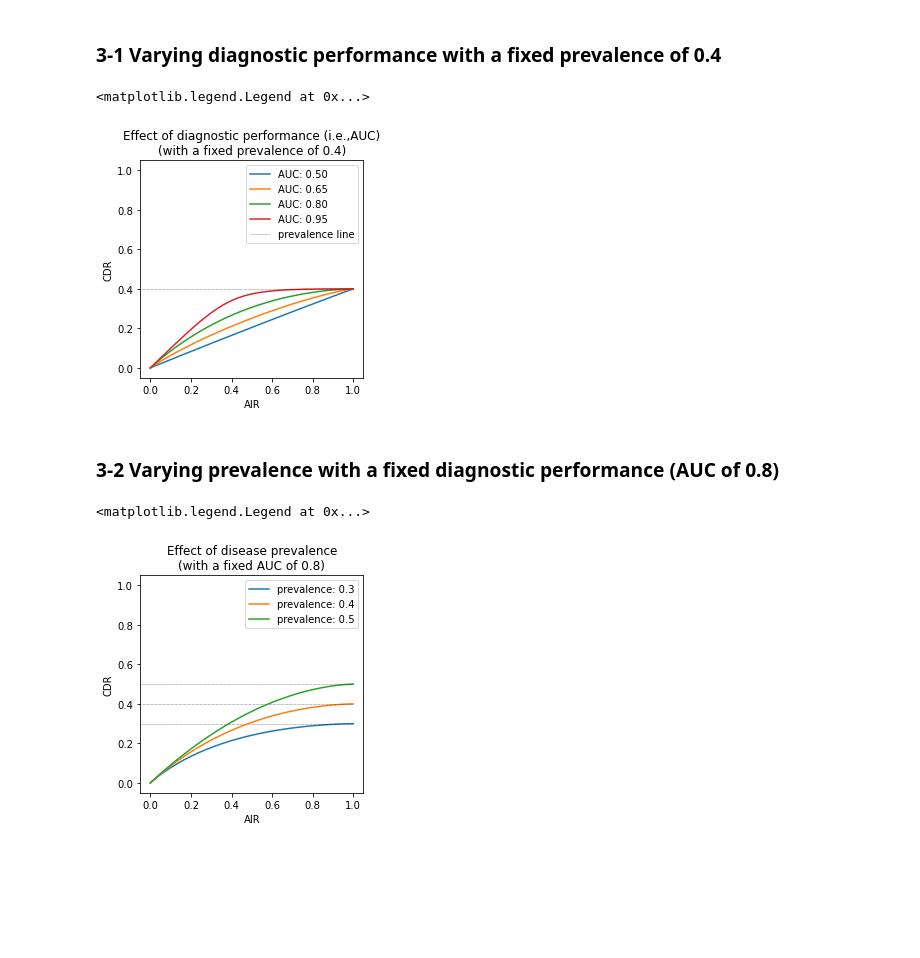
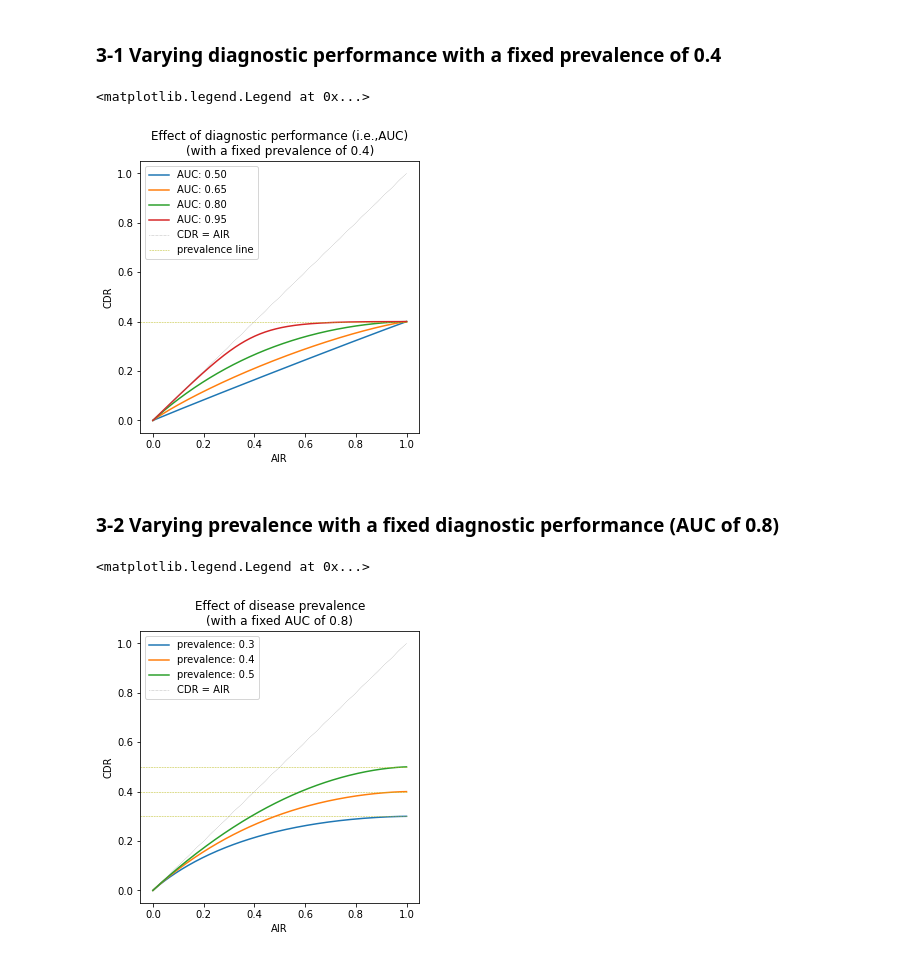
Before and after one commit to hnakai17/Performance_metrics_ProstateMRI, a Jupyter notebook: Simulation.ipynb, the cells around one changed output. Saved outputs shown, nothing was run; the diff lists cells and outputs as text; code cells hidden in the pictures; blank space fills up the shorter version.

```diff
--- a/Simulation.ipynb
+++ b/Simulation.ipynb
@@ -134,8 +134,8 @@ def create_plots(mean_dif, prev, ax=None, ax_row=None, plot=True, ret=False):
         ## 1. score distribution on disease group and control group
         dist_c = norm.pdf(score, loc = mean_score_c)*(1-prev)*100
         dist_d = norm.pdf(score, loc = mean_score_d)*prev*100
-        ax[ax_row, 0].plot(score, dist_c, label="Control")
-        ax[ax_row, 0].plot(score, dist_d, label="Disease")
+        ax[ax_row, 0].plot(score, dist_c, label="Control", lw=2)
+        ax[ax_row, 0].plot(score, dist_d, label="Disease", lw=2)
         ax[ax_row, 0].set_title(f"Patient distribution on exam score (prevalence:{prev})")
         ax[ax_row, 0].set_xlabel("Exam score (SD)")
         ax[ax_row, 0].set_ylabel("Percentage in the population (%)")
@@ -147,8 +147,8 @@ def create_plots(mean_dif, prev, ax=None, ax_row=None, plot=True, ret=False):
         ax[ax_row, 0].legend(loc = "upper right")
 
         ## 2. Sensitivity and specificity
-        ax[ax_row, 1].plot(score, spec, label="Specificity")
-        ax[ax_row, 1].plot(score, sens, label="Sensitivity")
+        ax[ax_row, 1].plot(score, spec, label="Specificity", lw=2)
+        ax[ax_row, 1].plot(score, sens, label="Sensitivity", lw=2)
         ax[ax_row, 1].set_title("Sensitivity and Specificity")
         ax[ax_row, 1].set_xlabel("Exam score (SD)")
         ax[ax_row, 1].set_ylabel("Metrics score")
@@ -156,23 +156,26 @@ def create_plots(mean_dif, prev, ax=None, ax_row=None, plot=True, ret=False):
         ax[ax_row, 1].legend(bbox_to_anchor=(1, 0.7), loc="center right")
 
         ## 3. ROC curve
-        ax[ax_row, 2].plot(1-spec, sens, label=f"AUC:{round(AUC, 2)}", c="green")
+        ax[ax_row, 2].plot(1-spec, sens, label=f"AUC:{round(AUC, 2)}", c="green", lw=2)
+        x = np.linspace(0,1,n_score)
+        ax[ax_row, 2].plot(x, x, label=f"Sens = 1- Spec", ls=':', lw=1,  c="#7f7f7f")
         ax[ax_row, 2].set_title("ROC curve")
         ax[ax_row, 2].set_xlabel("1 - Specificity")
         ax[ax_row, 2].set_ylabel("Sensitivity")
         ax[ax_row, 2].set_xlim((-0.05, 1.05))
         ax[ax_row, 2].set_ylim((-0.05, 1.05))
-        ax[ax_row, 2].legend(bbox_to_anchor=(1, 0.7),loc="center right")
+        ax[ax_row, 2].legend(bbox_to_anchor=(1, 0.1),loc="center right")
 
         ## 4. AIR/CDR plot
-        ax[ax_row, 3].plot(AIR, CDR, label=f"AUC:{round(AUC, 2)}", c="green")
+        ax[ax_row, 3].plot(AIR, CDR, label=f"AUC:{round(AUC, 2)}", c="green", lw=2)
         ax[ax_row, 3].set_title("AIR/CDR")
         ax[ax_row, 3].set_xlabel("AIR")
         ax[ax_row, 3].set_ylabel("CDR")
+        ax[ax_row, 3].plot(x, x, label=f"CDR = AIR", ls=':', lw=1,  c="#7f7f7f")
         ax[ax_row, 3].set_xlim((-0.05, 1.05))
         ax[ax_row, 3].set_ylim((-0.05, 1.05))
-        ax[ax_row, 3].hlines(y=prev, xmin=-0.05, xmax=1, colors='black', ls=':', lw=2, label=f'prevalence line:{prev}')
-        ax[ax_row, 3].legend(bbox_to_anchor=(1, 0.7), loc="center right")
+        ax[ax_row, 3].hlines(y=prev, xmin=-0.05, xmax=1, colors='C8', ls='--', lw=1, label=f'prevalence line:{prev}')
+        ax[ax_row, 3].legend(bbox_to_anchor=(1, 0.1), loc="center right")
     if ret:
         return {"score":score, "sens":sens, "spec":spec, "AUC":AUC, "CDR":CDR, "AIR":AIR}
 # %% [markdown]
@@ -231,30 +234,33 @@ def getNearest_index(ds, num):
     idx = np.abs(ds - num).argmin()
     return idx
 # %%
-plt.figure(figsize=(4,4))
+plt.figure(figsize=(5,5))
 # AIR/CDR plots in AUC of 0.5, 0.65, 0.8, and 0.95
 for AUC in [0.50, 0.65, 0.80, 0.95]:
     ind_closeAUC = getNearest_index(results["AUC"], AUC)
     # prevelence = 0.4 -> ind_closeAUC+1
     ds_closeAUC = results.loc[ind_closeAUC+1]
     plt.plot(ds_closeAUC["AIR"], ds_closeAUC["CDR"], label=f"AUC: {AUC:.2f}")
     plt.ylim((-0.05, 1.05))
     plt.xlim((-0.05, 1.05))
 
-plt.hlines(y=0.4, xmin=-0.05, xmax=1, colors='black', ls=':', lw=0.5, label=f'prevalence line')
+x = np.linspace(0,1,1000)
+plt.plot(x, x, label=f"CDR = AIR", ls=':', lw=0.5,  c="#7f7f7f")
+
+plt.hlines(y=0.4, xmin=-0.05, xmax=1, colors='C8', ls='--', lw=0.5, label=f'prevalence line')
 plt.title("Effect of diagnostic performance (i.e.,AUC)\n(with a fixed prevalence of 0.4)")
 plt.xlabel("AIR")
 plt.ylabel("CDR")
 plt.legend()
 # %% [output]
 <matplotlib.legend.Legend at 0x...>
-[figure, old version]
+[figure, new version]
 # %% [markdown]
 ### 3-2 Varying prevalence with a fixed diagnostic performance (AUC of 0.8)
 # %%
 AUC = 0.8
 ind_closeAUC = getNearest_index(results["AUC"], AUC)
-plt.figure(figsize=(4,4))
+plt.figure(figsize=(5,5))
 
 # AIR/CDR plots in prevalence of 0.3, 0.4, and 0.5
 for ind in range(ind_closeAUC, ind_closeAUC+3):
@@ -262,11 +268,12 @@ for ind in range(ind_closeAUC, ind_closeAUC+3):
     plt.plot(ds_closeAUC["AIR"], ds_closeAUC["CDR"], label=f"prevalence: {ds_closeAUC['prev']}")
     plt.ylim((-0.05, 1.05))
     plt.xlim((-0.05, 1.05))
-    plt.hlines(y=ds_closeAUC['prev'], xmin=-0.05, xmax=1, colors='black', ls=':', lw=0.5)
+    plt.hlines(y=ds_closeAUC['prev'], xmin=-0.05, xmax=1, colors='C8', ls='--', lw=0.5)
+plt.plot(x, x, label=f"CDR = AIR", ls=':', lw=0.5,  c="#7f7f7f")
 plt.title("Effect of disease prevalence\n(with a fixed AUC of 0.8)")
 plt.xlabel("AIR")
 plt.ylabel("CDR")
 plt.legend()
 # %% [output]
 <matplotlib.legend.Legend at 0x...>
-[figure, old version]
+[figure, new version]
```
Also changed, not shown: parts of 1 cell of this notebook.
